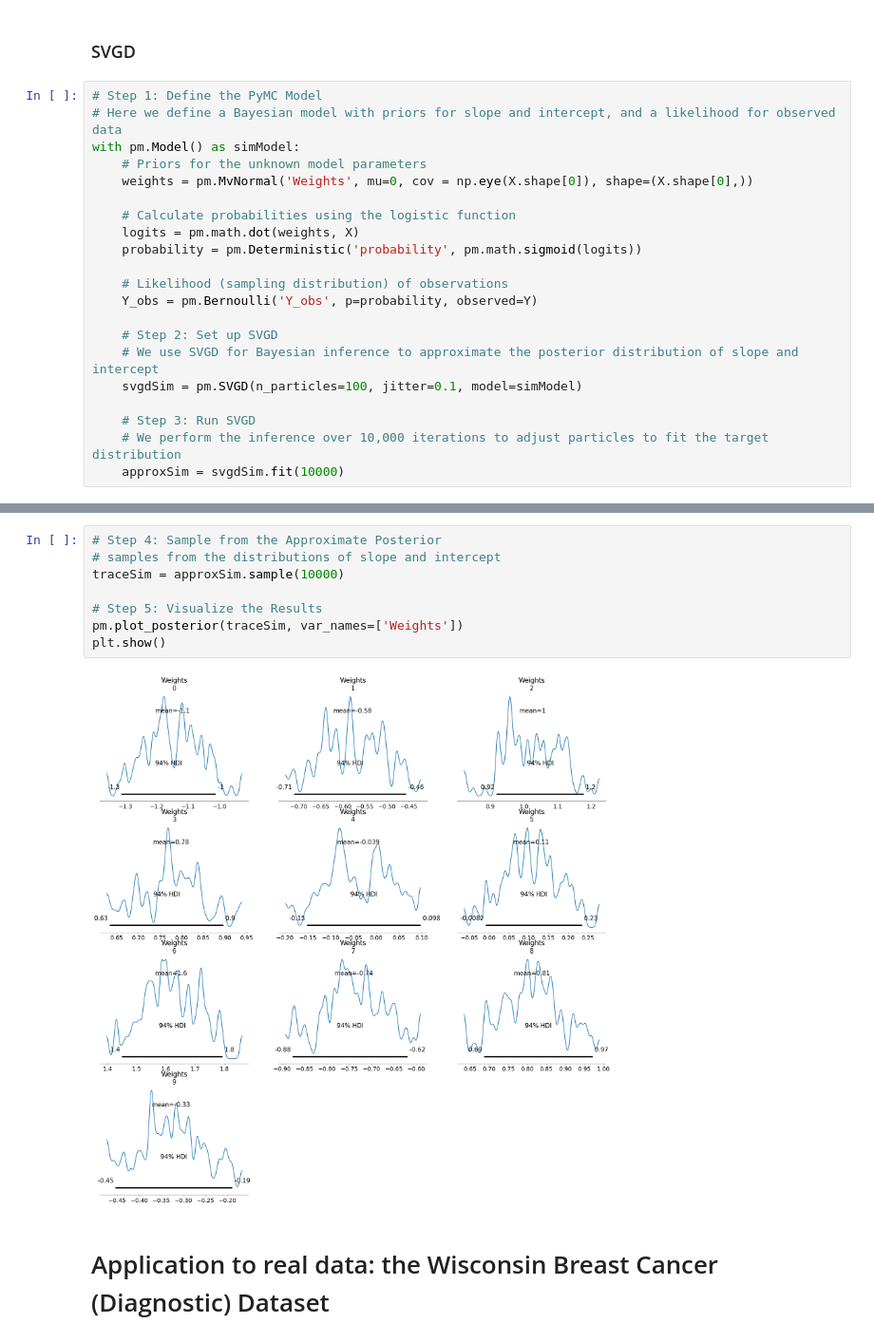
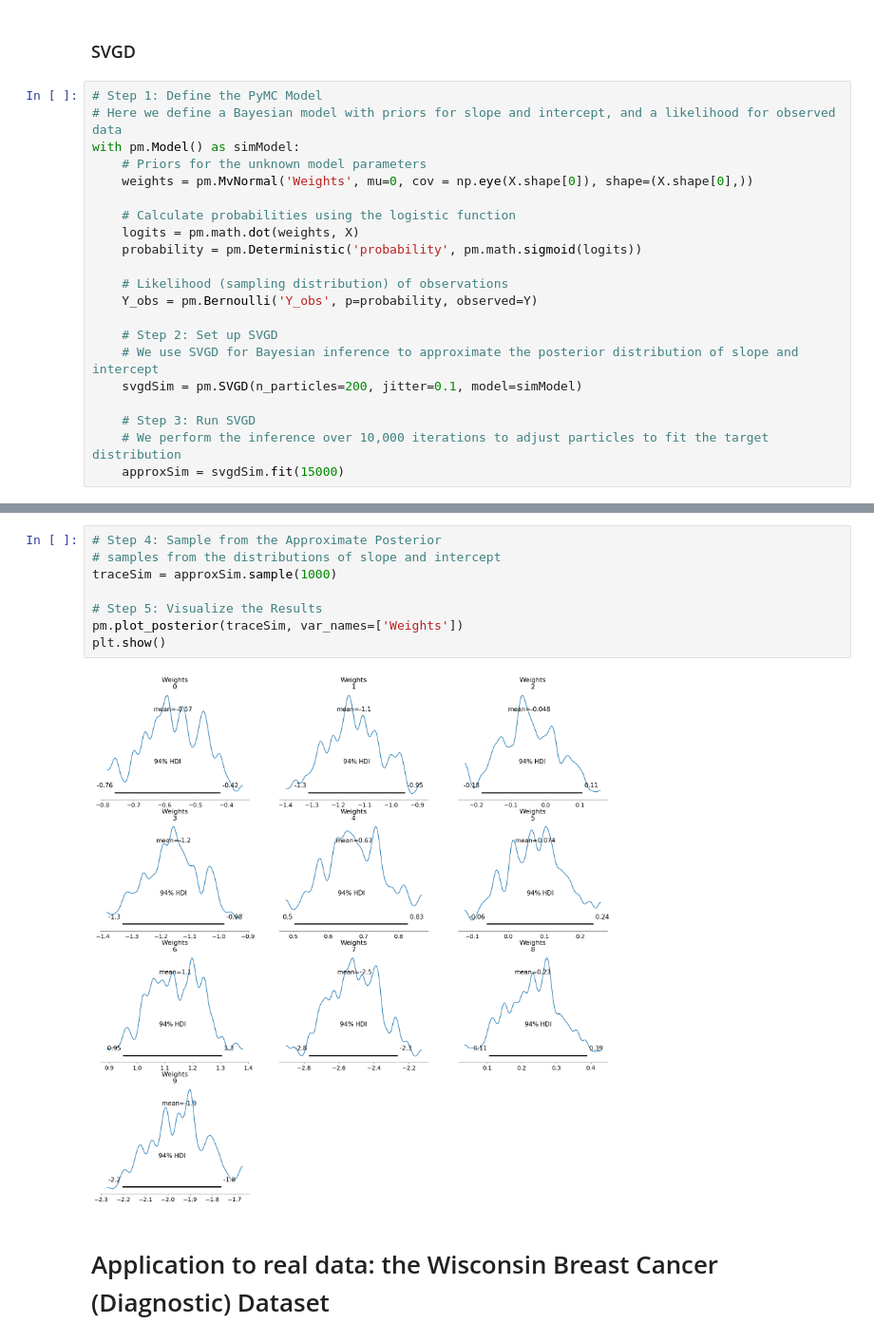
Before and after one commit to pbarriolo/Sampling-Methods-MCMC-Project, a Jupyter notebook: svgd_cleaned.ipynb, the cells around one changed output, grey strips where cells are left out. Shown at 95% size. Saved outputs shown, nothing was run; the diff lists cells and outputs as text.

```diff
--- a/svgd_cleaned.ipynb
+++ b/svgd_cleaned.ipynb
@@ -650,9 +774,9 @@ with pm.Model() as simModel:
 
     # Step 2: Set up SVGD
     # We use SVGD for Bayesian inference to approximate the posterior distribution of slope and intercept
-    svgdSim = pm.SVGD(n_particles=100, jitter=0.1, model=simModel)
+    svgdSim = pm.SVGD(n_particles=200, jitter=0.1, model=simModel)
 
     # Step 3: Run SVGD
     # We perform the inference over 10,000 iterations to adjust particles to fit the target distribution
-    approxSim = svgdSim.fit(10000)
+    approxSim = svgdSim.fit(15000)
 # %% [output]
@@ -662,13 +784,13 @@ with pm.Model() as simModel:
 # %%
 # Step 4: Sample from the Approximate Posterior
 # samples from the distributions of slope and intercept
-traceSim = approxSim.sample(10000)
+traceSim = approxSim.sample(1000)
 
 # Step 5: Visualize the Results
 pm.plot_posterior(traceSim, var_names=['Weights'])
 plt.show()
 # %% [output]
-[figure, old version]
+[figure, new version]
 # %% [markdown]
 # Application to real data: the Wisconsin Breast Cancer (Diagnostic) Dataset
 # %% [markdown]
```
Also changed, not shown: parts of 37 cells of this notebook.
